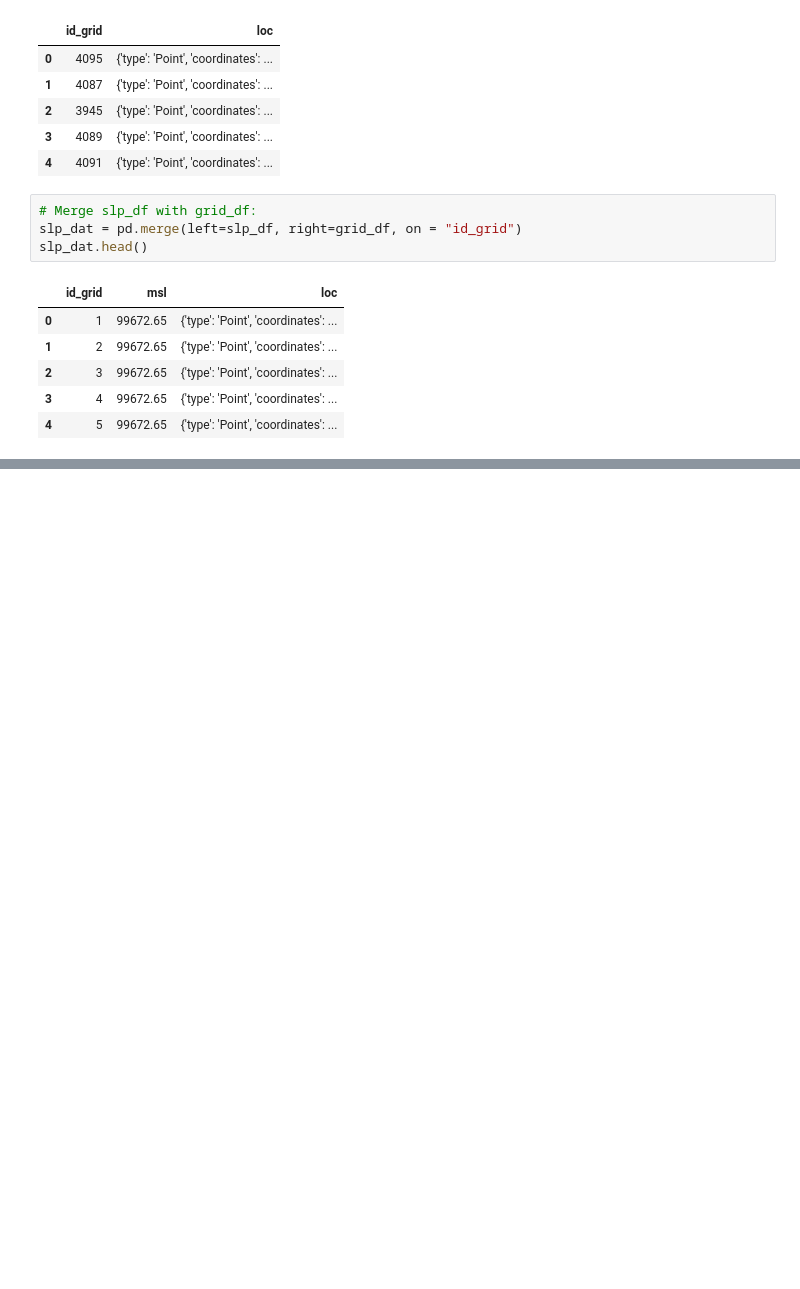
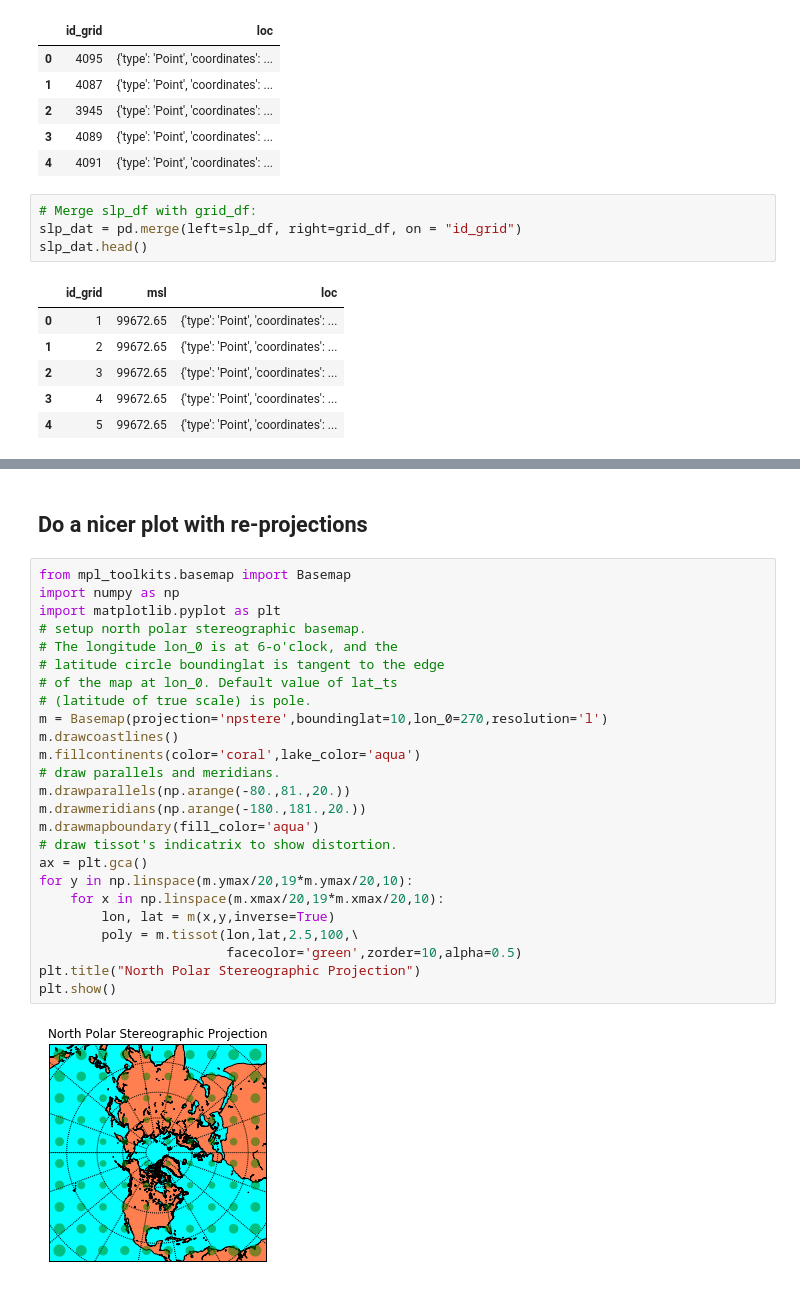
Before and after one commit to panhypersebastos/winter_predictor, a Jupyter notebook: era-interim_database_exploration.ipynb, the cells around one changed output, grey strips where cells are left out. Drawn from its saved outputs; the diff is of its cells as text; blank space fills up the shorter version.

```diff
--- a/era-interim_database_exploration.ipynb
+++ b/era-interim_database_exploration.ipynb
@@ -241,0 +310,29 @@ slp_dat.head()
+# %% [markdown]
+## Do a nicer plot with re-projections
+# %%
+from mpl_toolkits.basemap import Basemap
+import numpy as np
+import matplotlib.pyplot as plt
+# setup north polar stereographic basemap.
+# The longitude lon_0 is at 6-o'clock, and the
+# latitude circle boundinglat is tangent to the edge
+# of the map at lon_0. Default value of lat_ts
+# (latitude of true scale) is pole.
+m = Basemap(projection='npstere',boundinglat=10,lon_0=270,resolution='l')
+m.drawcoastlines()
+m.fillcontinents(color='coral',lake_color='aqua')
+# draw parallels and meridians.
+m.drawparallels(np.arange(-80.,81.,20.))
+m.drawmeridians(np.arange(-180.,181.,20.))
+m.drawmapboundary(fill_color='aqua')
+# draw tissot's indicatrix to show distortion.
+ax = plt.gca()
+for y in np.linspace(m.ymax/20,19*m.ymax/20,10):
+    for x in np.linspace(m.xmax/20,19*m.xmax/20,10):
+        lon, lat = m(x,y,inverse=True)
+        poly = m.tissot(lon,lat,2.5,100,\
+                        facecolor='green',zorder=10,alpha=0.5)
+plt.title("North Polar Stereographic Projection")
+plt.show()
+# %% [output]
+[figure, added]
```
Also changed, not shown: parts of 7 cells of this notebook.
